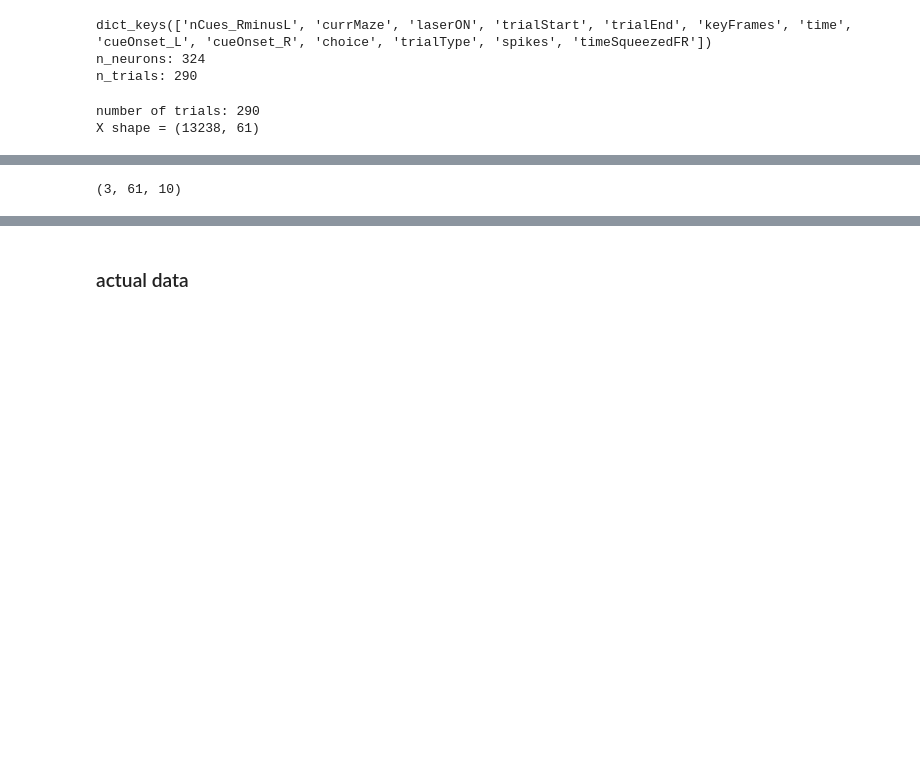
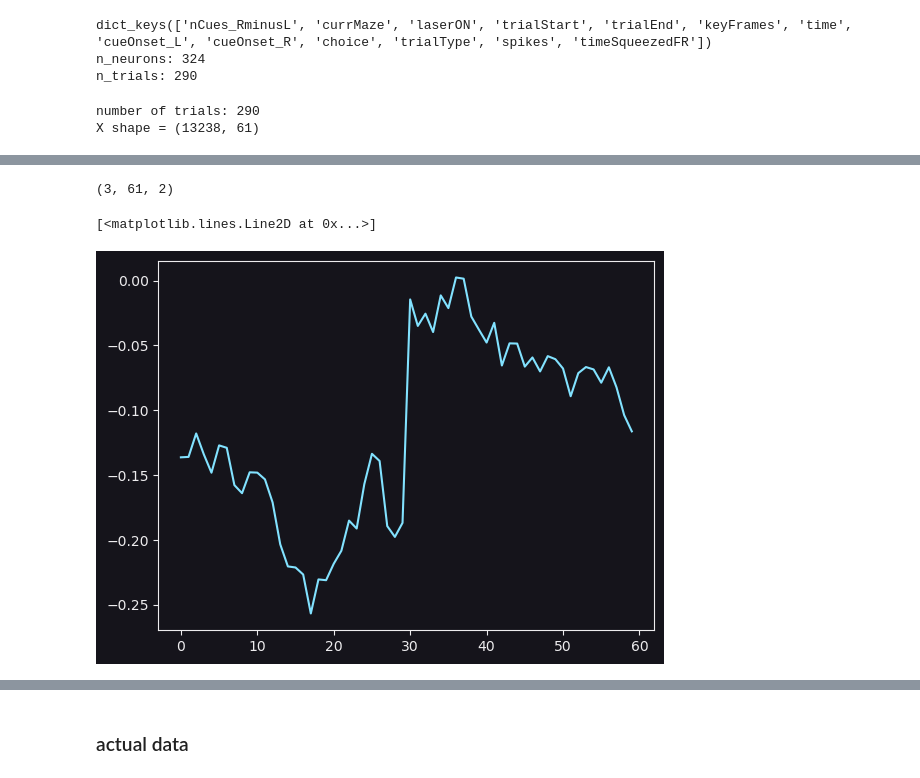
Before and after one commit to thejuc/towers_glm_hmm, a Jupyter notebook: glm_hmm_test.ipynb, the cells around one changed output, grey strips where cells are left out. Saved outputs shown, nothing was run; the diff lists cells and outputs as text; code cells hidden in the pictures; blank space fills up the shorter version.

```diff
--- a/glm_hmm_test.ipynb
+++ b/glm_hmm_test.ipynb
@@ -63,7 +64,7 @@ trial_indices = np.nonzero(data["currMaze"] > 0)[0]
 print(f"number of trials: {trial_indices.size}")
 filt_len = 30
 bin_size = 0.35
-n_neurons = 10
+n_neurons = 2
 neuron_idx = np.random.randint(0, total_neurons, size=n_neurons)
 trial_id = []
 X = []
@@ -139,21 +141,26 @@ transition matrix:
 # %%
 # generating parameters for each state for each neuron
-np.random.seed(0)
+np.random.seed(20)
 n_filters = 2
 theta_sim = np.empty((n_states, filt_len*n_filters+1, n_neurons))
 for n in range(n_neurons):
     for s in range(n_states):
         for f in range(n_filters):  # 2 filters, right stim, left stim, (no spikes for simulated data)
             for i in range(filt_len):
                 if i == 0:
-                    theta_sim[s, i+(f * filt_len), n] = np.random.normal(0, 0.1*s)
+                    theta_sim[s, i+(f * filt_len), n] = np.random.normal(0, 0.1)
+                    # theta_sim[s, i+(f * filt_len), n] = (s+1)**2
                 else:
-                    theta_sim[s, i+(f*filt_len), n] = np.random.normal(theta_sim[s, i+(f*filt_len)-1, n], .02*s)
+                    theta_sim[s, i+(f*filt_len), n] = np.random.normal(theta_sim[s, i+(f*filt_len)-1, n], .02)
+                    # theta_sim[s, i+(f * filt_len), n] = (s+1)**2
         theta_sim[s, -1, n] = np.random.normal(0.15, 0.05) #bias term
 
 print(theta_sim.shape)
+plt.plot(theta_sim[0, :-1, 1])
 # %% [output]
-(3, 61, 10)
+(3, 61, 2)
+[<matplotlib.lines.Line2D at 0x...>]
+[figure, added]
 # %%
 # generating spike rate data
 y_sim = []
```
Also changed, not shown: parts of 7 cells of this notebook.
